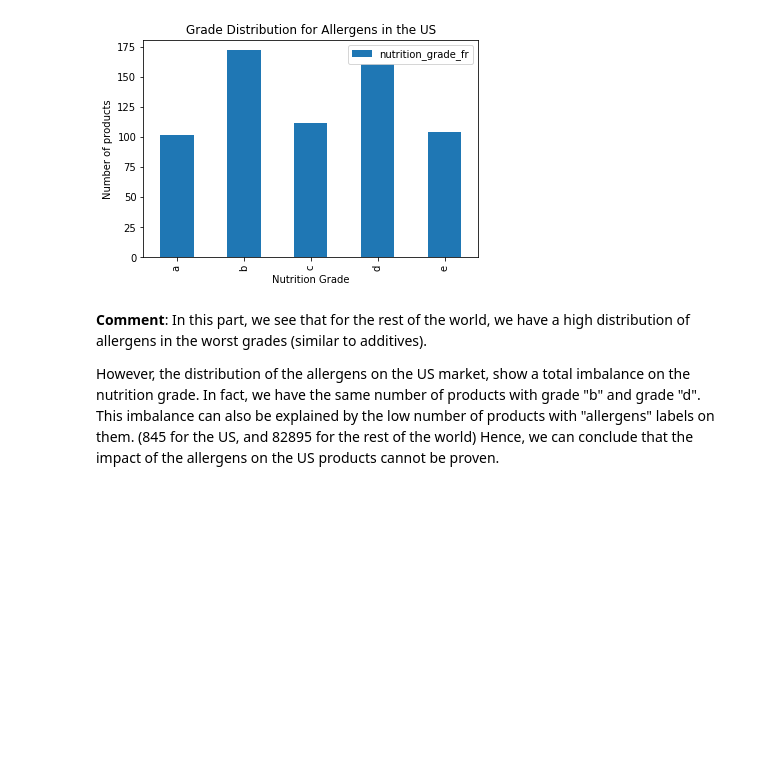
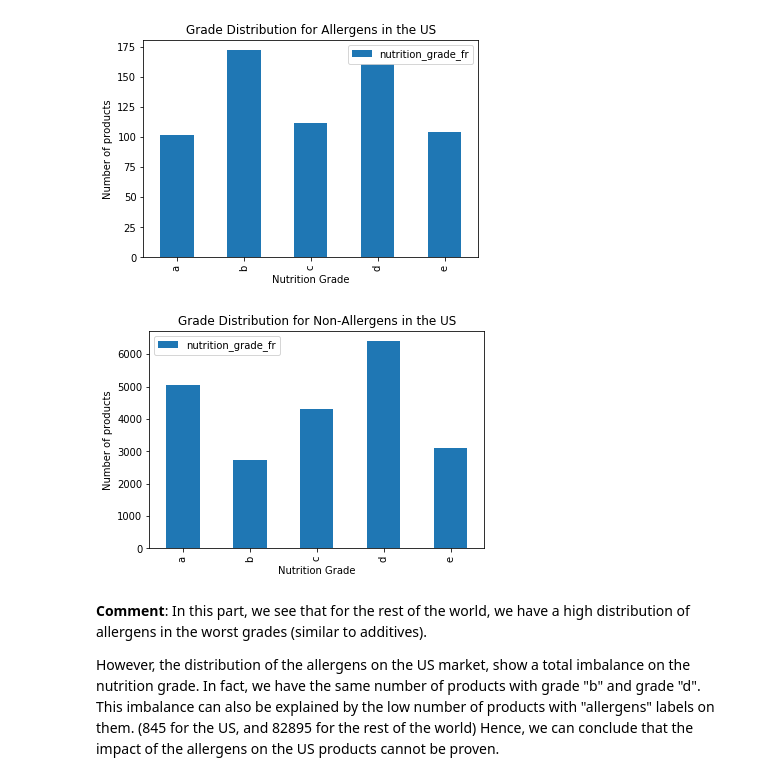
Before and after one commit to jalil-M/food-ada, a Jupyter notebook: OpenFoodFacts-Jalil.ipynb, the cells around one changed output. Drawn from its saved outputs; the diff is of its cells as text; code cells hidden in the pictures; blank space fills up the shorter version.

```diff
--- a/OpenFoodFacts-Jalil.ipynb
+++ b/OpenFoodFacts-Jalil.ipynb
@@ -271,7 +281,9 @@ grade_dist("Grade Distribution for Allergens in the US",df_result_us_allergens)
 # %% [output]
 [figure]
 # %%
-df_new_us_null = df_us.allergens.isnull().map(lambda x : x.lower())
+df_new_us_null = df_us.allergens.isnull()
 df_us_allergens_null = df.iloc[df_new_us_null.index]
 df_result_us_allergens_null = pd.DataFrame(df_us_allergens_null.nutrition_grade_fr)
 grade_dist("Grade Distribution for Non-Allergens in the US",df_result_us_allergens_null)
+# %% [output]
+[figure, added]
```
Also changed, not shown: parts of 8 cells of this notebook.
